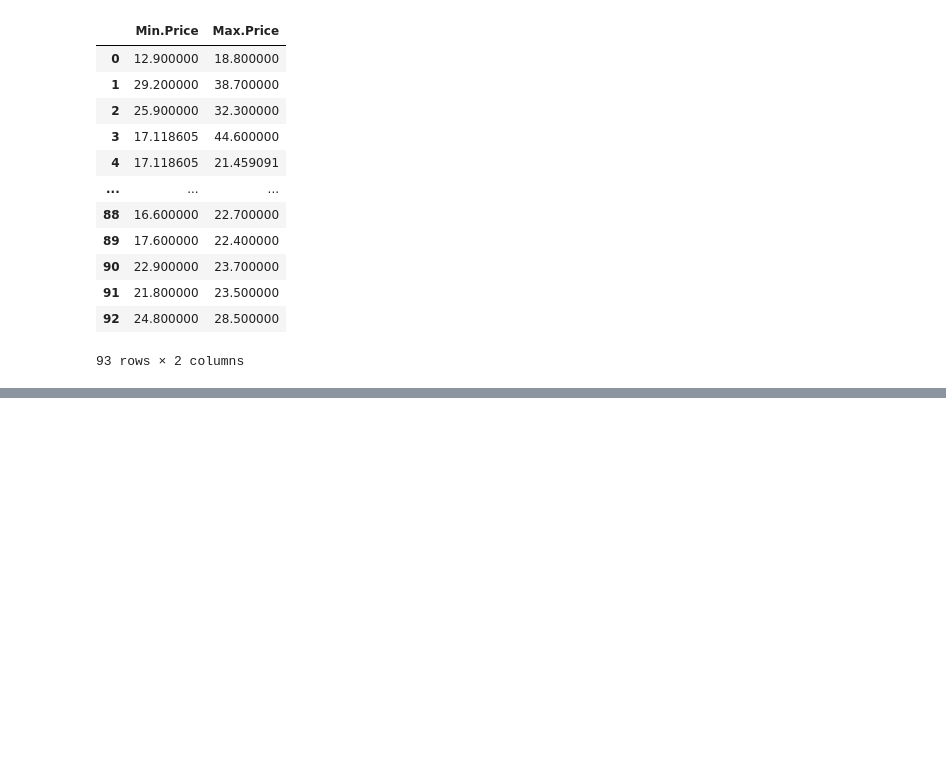
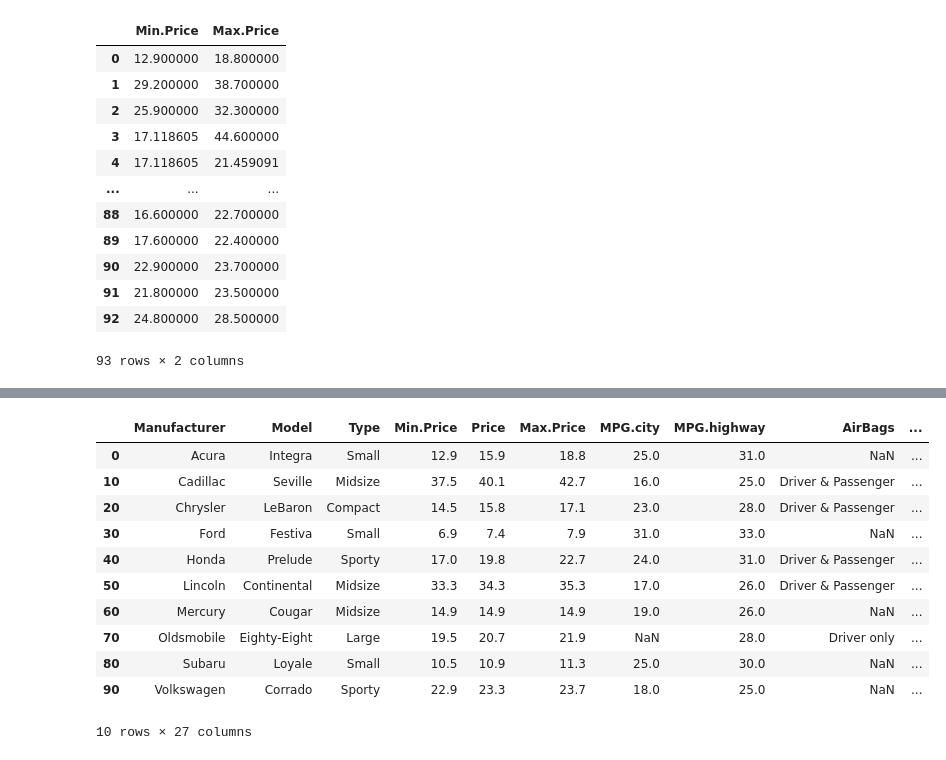
Before and after one commit to anmorozov16/ds_practice, a Jupyter notebook: data_science_practice.ipynb, the cells around one changed output, grey strips where cells are left out. Saved outputs shown, nothing was run; the diff lists cells and outputs as text; code cells hidden in the pictures; blank space fills up the shorter version.

```diff
--- a/data_science_practice.ipynb
+++ b/data_science_practice.ipynb
@@ -871,0 +925,15 @@ df[cols].apply(lambda x: x.fillna(x.mean()))
+# %%
+df.iloc[::10, :]
+# %% [output]
+|  | Manufacturer | Model | Type | Min.Price | Price | Max.Price | MPG.city | MPG.highway | AirBags | ... |
+| 0 | Acura | Integra | Small | 12.9 | 15.9 | 18.8 | 25.0 | 31.0 | NaN | ... |
+| 10 | Cadillac | Seville | Midsize | 37.5 | 40.1 | 42.7 | 16.0 | 25.0 | Driver & Passenger | ... |
+| 20 | Chrysler | LeBaron | Compact | 14.5 | 15.8 | 17.1 | 23.0 | 28.0 | Driver & Passenger | ... |
+| 30 | Ford | Festiva | Small | 6.9 | 7.4 | 7.9 | 31.0 | 33.0 | NaN | ... |
+| 40 | Honda | Prelude | Sporty | 17.0 | 19.8 | 22.7 | 24.0 | 31.0 | Driver & Passenger | ... |
+| 50 | Lincoln | Continental | Midsize | 33.3 | 34.3 | 35.3 | 17.0 | 26.0 | Driver & Passenger | ... |
+| 60 | Mercury | Cougar | Midsize | 14.9 | 14.9 | 14.9 | 19.0 | 26.0 | NaN | ... |
+| 70 | Oldsmobile | Eighty-Eight | Large | 19.5 | 20.7 | 21.9 | NaN | 28.0 | Driver only | ... |
+| 80 | Subaru | Loyale | Small | 10.5 | 10.9 | 11.3 | 25.0 | 30.0 | NaN | ... |
+| 90 | Volkswagen | Corrado | Sporty | 22.9 | 23.3 | 23.7 | 18.0 | 25.0 | NaN | ... |
+10 rows × 27 columns
```
Also changed, not shown: parts of 14 cells of this notebook.
